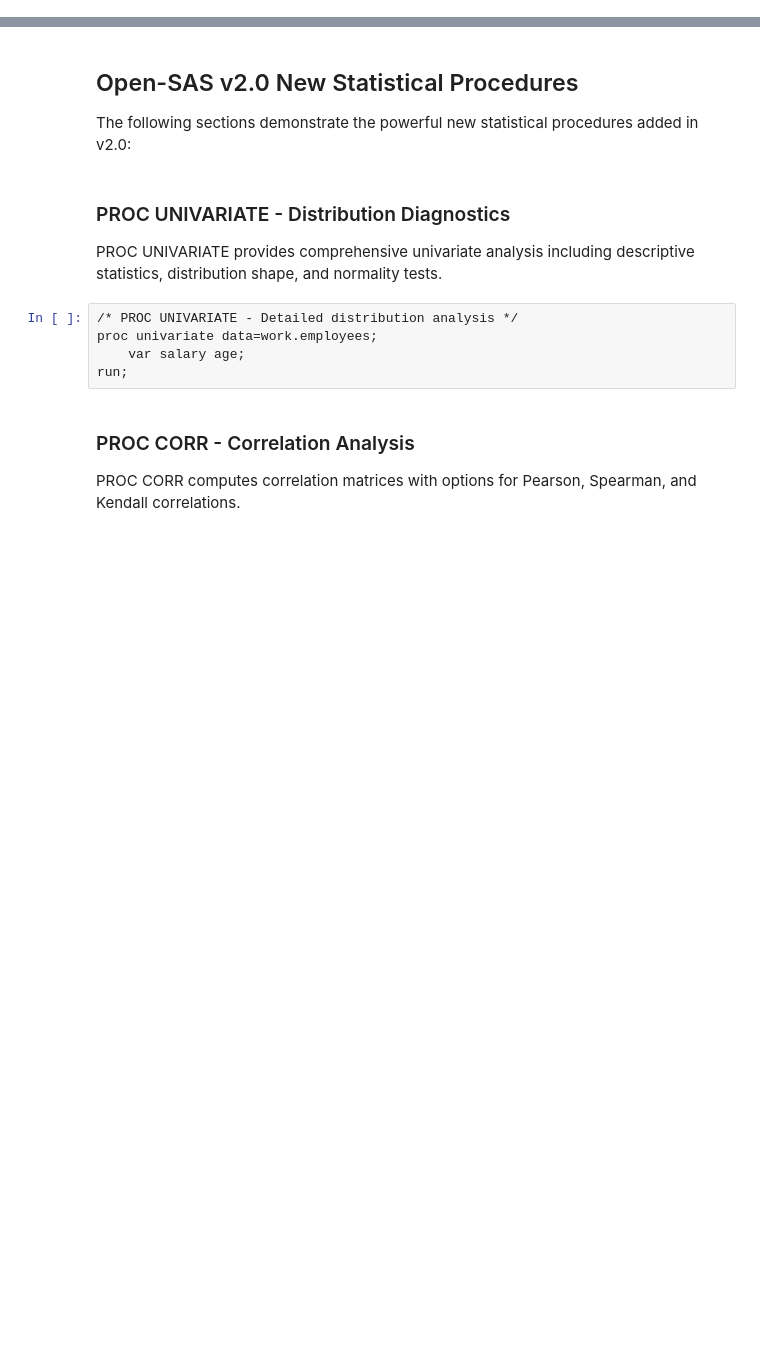
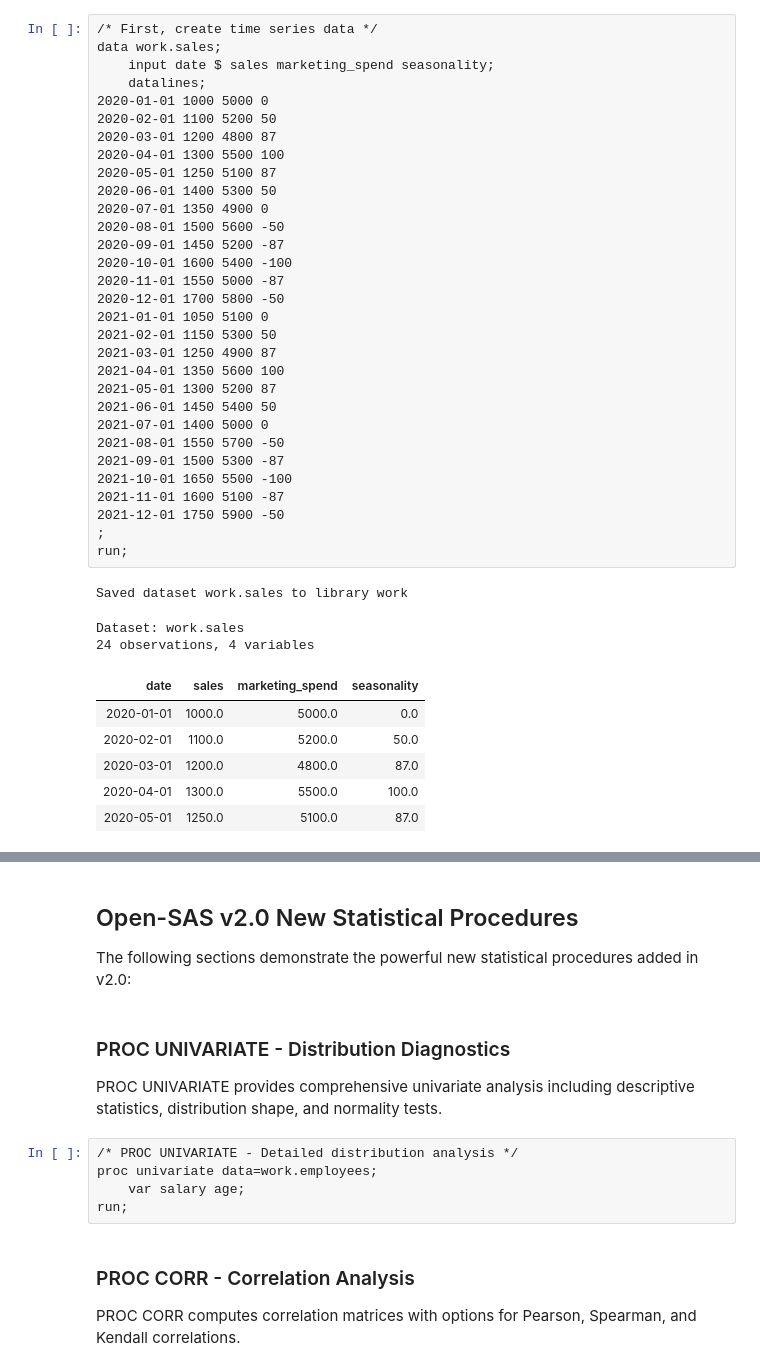
Before and after one commit to ryan-story/Open-SAS, a Jupyter notebook: examples/osas_walkthrough.ipynb, the cells around one changed output, grey strips where cells are left out. Drawn from its saved outputs; the diff is of its cells as text; blank space fills up the shorter version.

```diff
--- a/examples/osas_walkthrough.ipynb
+++ b/examples/osas_walkthrough.ipynb
@@ -198,0 +380,41 @@ Observations: 8
+# %%
+/* First, create time series data */
+data work.sales;
+    input date $ sales marketing_spend seasonality;
+    datalines;
+2020-01-01 1000 5000 0
+2020-02-01 1100 5200 50
+2020-03-01 1200 4800 87
+2020-04-01 1300 5500 100
+2020-05-01 1250 5100 87
+2020-06-01 1400 5300 50
+2020-07-01 1350 4900 0
+2020-08-01 1500 5600 -50
+2020-09-01 1450 5200 -87
+2020-10-01 1600 5400 -100
+2020-11-01 1550 5000 -87
+2020-12-01 1700 5800 -50
+2021-01-01 1050 5100 0
+2021-02-01 1150 5300 50
+2021-03-01 1250 4900 87
+2021-04-01 1350 5600 100
+2021-05-01 1300 5200 87
+2021-06-01 1450 5400 50
+2021-07-01 1400 5000 0
+2021-08-01 1550 5700 -50
+2021-09-01 1500 5300 -87
+2021-10-01 1650 5500 -100
+2021-11-01 1600 5100 -87
+2021-12-01 1750 5900 -50
+;
+run;
+# %% [output]
+Saved dataset work.sales to library work
+Dataset: work.sales
+24 observations, 4 variables
+| date | sales | marketing_spend | seasonality |
+| 2020-01-01 | 1000.0 | 5000.0 | 0.0 |
+| 2020-02-01 | 1100.0 | 5200.0 | 50.0 |
+| 2020-03-01 | 1200.0 | 4800.0 | 87.0 |
+| 2020-04-01 | 1300.0 | 5500.0 | 100.0 |
+| 2020-05-01 | 1250.0 | 5100.0 | 87.0 |
```
Also changed, not shown: parts of 68 cells of this notebook, 32 other files.
